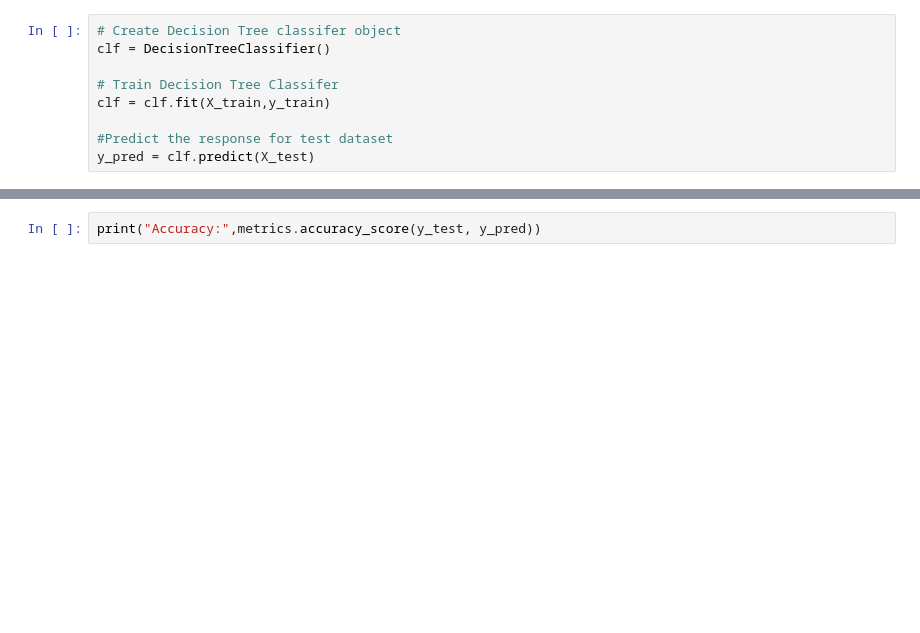
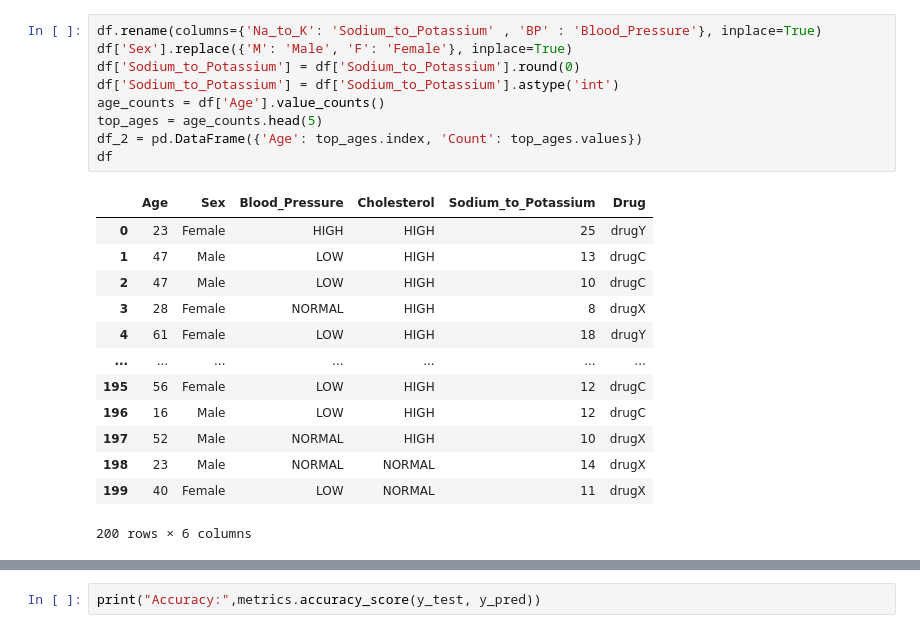
Before and after one commit to Vaishu-003/ML_Lab_T3_60, a Jupyter notebook: Assignment5.ipynb, the cells around one changed output, grey strips where cells are left out. Cells and saved outputs as stored; diff of their text form; blank space fills up the shorter version.

```diff
--- a/Assignment5.ipynb
+++ b/Assignment5.ipynb
@@ -46,9 +40,23 @@ X_train, X_test, y_train, y_test = train_test_split(X, y, test_size=0.3, random_
-# %%
-# Create Decision Tree classifer object
-clf = DecisionTreeClassifier()
-
-# Train Decision Tree Classifer
-clf = clf.fit(X_train,y_train)
-
-#Predict the response for test dataset
-y_pred = clf.predict(X_test)
+# %%
+df.rename(columns={'Na_to_K': 'Sodium_to_Potassium' , 'BP' : 'Blood_Pressure'}, inplace=True)
+df['Sex'].replace({'M': 'Male', 'F': 'Female'}, inplace=True)
+df['Sodium_to_Potassium'] = df['Sodium_to_Potassium'].round(0)
+df['Sodium_to_Potassium'] = df['Sodium_to_Potassium'].astype('int')
+age_counts = df['Age'].value_counts()
+top_ages = age_counts.head(5)
+df_2 = pd.DataFrame({'Age': top_ages.index, 'Count': top_ages.values})
+df
+# %% [output]
+|  | Age | Sex | Blood_Pressure | Cholesterol | Sodium_to_Potassium | Drug |
+| 0 | 23 | Female | HIGH | HIGH | 25 | drugY |
+| 1 | 47 | Male | LOW | HIGH | 13 | drugC |
+| 2 | 47 | Male | LOW | HIGH | 10 | drugC |
+| 3 | 28 | Female | NORMAL | HIGH | 8 | drugX |
+| 4 | 61 | Female | LOW | HIGH | 18 | drugY |
+| ... | ... | ... | ... | ... | ... | ... |
+| 195 | 56 | Female | LOW | HIGH | 12 | drugC |
+| 196 | 16 | Male | LOW | HIGH | 12 | drugC |
+| 197 | 52 | Male | NORMAL | HIGH | 10 | drugX |
+| 198 | 23 | Male | NORMAL | NORMAL | 14 | drugX |
+| 199 | 40 | Female | LOW | NORMAL | 11 | drugX |
+200 rows × 6 columns
```
Also changed, not shown: parts of 14 cells of this notebook.
